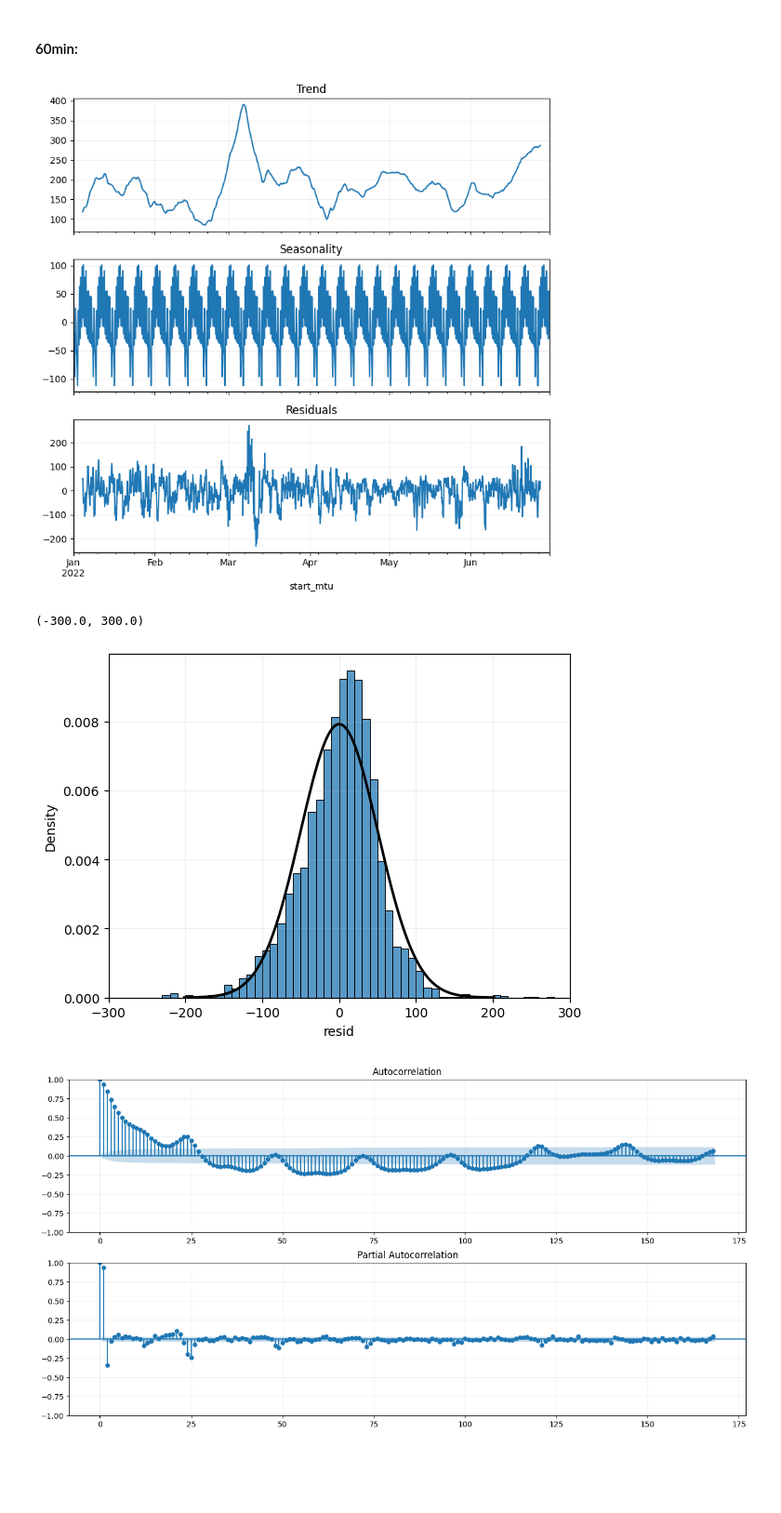
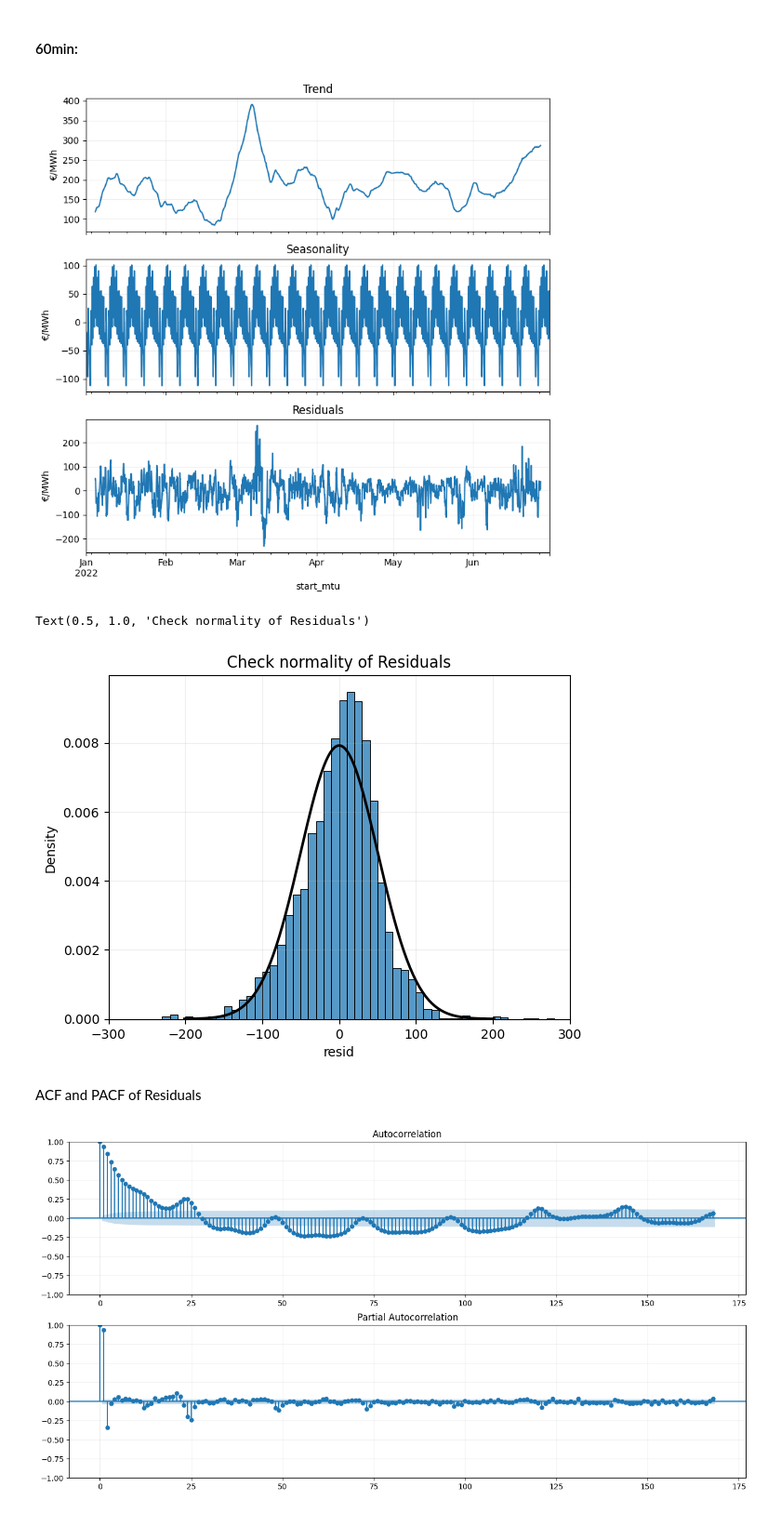
Before and after one commit to aturcati/battery-optimization, a Jupyter notebook: notebooks/0.0_price_timeseries_analysis.ipynb, the cells around one changed output. Shown at 93% size. Saved outputs shown, nothing was run; the diff lists cells and outputs as text; code cells hidden in the pictures; blank space fills up the shorter version.

```diff
--- a/notebooks/0.0_price_timeseries_analysis.ipynb
+++ b/notebooks/0.0_price_timeseries_analysis.ipynb
@@ -21,5 +21,5 @@ from battery_optimization.data_handler import DataHandler
 
 Dataset consists in two timeseries containing the prices for electricity from the first 6 months of 2022. The 15 min data contains prices for 15 minutes contracts. The 60 min data is for 60 minutes contracts.
 # %%
-dh = DataHandler(reprocess=False)
+dh = DataHandler(reprocess=True)
 # %% [output]
@@ -475,29 +631,35 @@ fig, ax = plt.subplots(3,1, figsize=(8,8), sharex=True)
 ax[0].set_title("Trend")
 decom_hour.trend.plot(ax=ax[0])
 ax[0].grid(alpha=0.2)
+ax[0].set_ylabel("€/MWh")
 ax[1].set_title("Seasonality")
 decom_hour.seasonal.plot(ax=ax[1])
 ax[1].grid(alpha=0.2)
+ax[1].set_ylabel("€/MWh")
 ax[2].set_title("Residuals")
 decom_hour.resid.plot(ax=ax[2])
 ax[2].grid(alpha=0.2)
+ax[2].set_ylabel("€/MWh")
 plt.tight_layout()
 # %% [output]
-[figure, old version]
+[figure, new version]
 # %%
 fig, ax = plt.subplots()
 
 sns.histplot(
     x=decom_hour.resid,
     binwidth=10,
     stat="density"
 )
 normal(decom_hour.resid.mean(), decom_hour.resid.std())
 ax.grid(alpha=0.2)
 ax.set_xlim([-300,300])
+ax.set_title("Check normality of Residuals")
 # %% [output]
-(-300.0, 300.0)
+Text(0.5, 1.0, 'Check normality of Residuals')
-[figure, old version]
+[figure, new version]
+# %% [markdown]
+ACF and PACF of Residuals
 # %%
 fig, ax = plt.subplots(2,1, figsize=(16,8))
 ax[0].grid(alpha=0.2)
```
Also changed, not shown: parts of 42 cells of this notebook, 1 other file.
